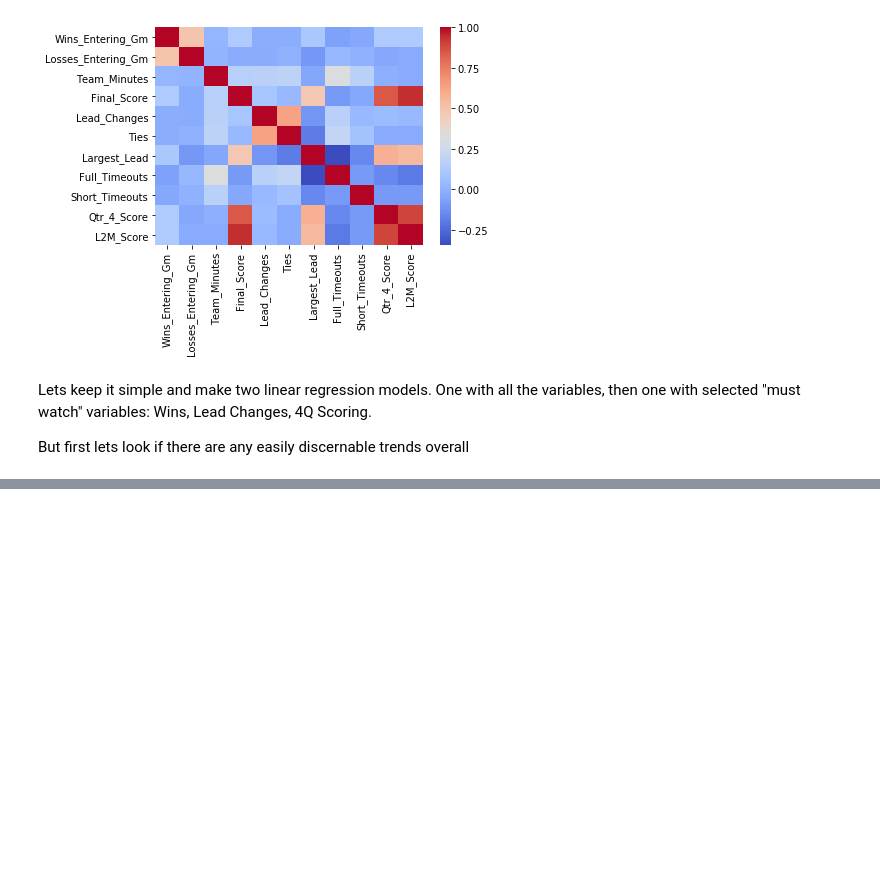
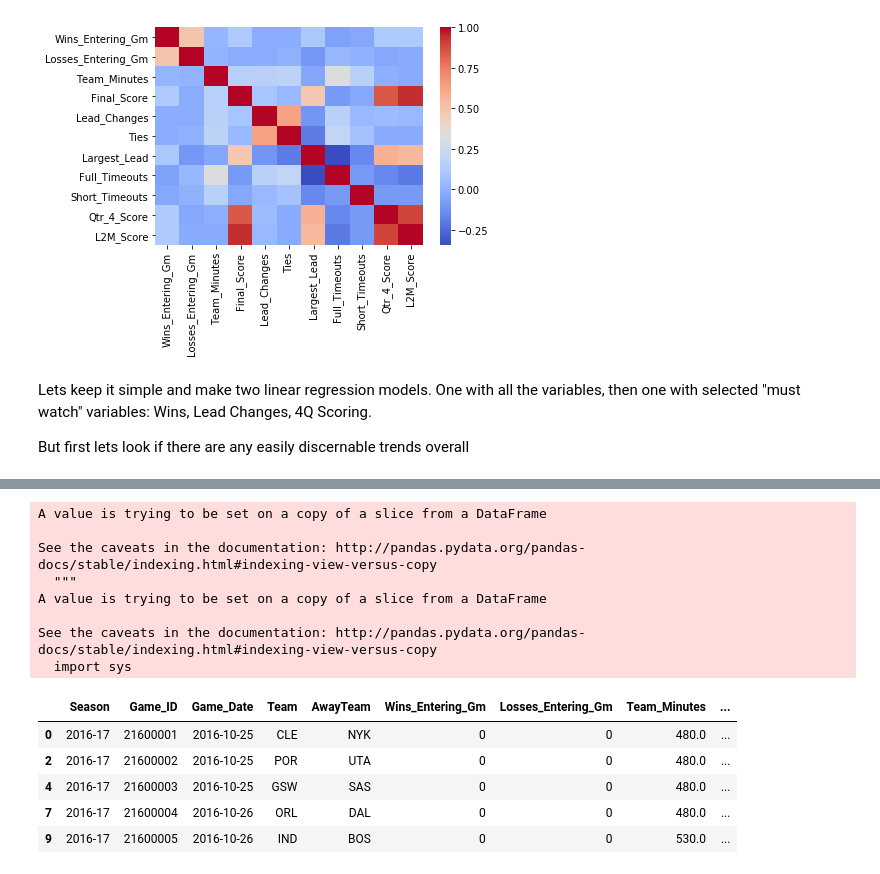
Before and after one commit to themp731/NYU_git, a Jupyter notebook: NBA_Hackathon/data_business/BusinessAnalytics.1.ipynb, the cells around one changed output, grey strips where cells are left out. Cells and saved outputs as stored; diff of their text form; code cells hidden in the pictures; blank space fills up the shorter version.

```diff
--- a/NBA_Hackathon/data_business/BusinessAnalytics.1.ipynb
+++ b/NBA_Hackathon/data_business/BusinessAnalytics.1.ipynb
@@ -123,0 +187,43 @@ Timestamp('2017-04-12 00:00:00')
+# %%
+# Create Key Team Variable Column
+key_teams = ["GSW", "HOU", "OKC", "SAS", "CLE", "MIA", "BOS", "TOR"]
+def teamAdd(theTeam):
+    if theTeam["Team"] in key_teams:
+        return 1
+    elif theTeam["AwayTeam"] in key_teams:
+        return 1
+    else:
+        return 0
+dfModelData["KeyTeam"] = dfModelData.apply(teamAdd, axis=1)
+# %%
+# Create Day of Season Variable
+# Get first day of season for 2016-17 then 2017-18
+dfModelData["FirstDay"] = 0
+dfModelData["FirstDay"][dfModelData["Season"] == "2016-17"] = min(
+    dfModelData["Game_Date"][dfModelData["Season"] == "2016-17"])
+dfModelData["FirstDay"][dfModelData["Season"] == "2017-18"] = min(
+    dfModelData["Game_Date"][dfModelData["Season"] == "2017-18"])
+
+# Move FirstDay to datetime
+dfModelData["FirstDay"] = pd.to_datetime(dfModelData["FirstDay"])
+
+# Get TimeDelta
+dfModelData["SeasonDay"] = dfModelData["Game_Date"] - dfModelData["FirstDay"]
+# Convert to integer
+dfModelData["SeasonDay"] = (dfModelData["SeasonDay"] /np.timedelta64(1,'D')).astype(int)
+dfModelData.head()
+# %% [output]
+A value is trying to be set on a copy of a slice from a DataFrame
+
+See the caveats in the documentation: http://pandas.pydata.org/pandas-docs/stable/indexing.html#indexing-view-versus-copy
+  """
+A value is trying to be set on a copy of a slice from a DataFrame
+
+See the caveats in the documentation: http://pandas.pydata.org/pandas-docs/stable/indexing.html#indexing-view-versus-copy
+  import sys
+|  | Season | Game_ID | Game_Date | Team | AwayTeam | Wins_Entering_Gm | Losses_Entering_Gm | Team_Minutes | ... |
+| 0 | 2016-17 | 21600001 | 2016-10-25 | CLE | NYK | 0 | 0 | 480.0 | ... |
+| 2 | 2016-17 | 21600002 | 2016-10-25 | POR | UTA | 0 | 0 | 480.0 | ... |
+| 4 | 2016-17 | 21600003 | 2016-10-25 | GSW | SAS | 0 | 0 | 480.0 | ... |
+| 7 | 2016-17 | 21600004 | 2016-10-26 | ORL | DAL | 0 | 0 | 480.0 | ... |
+| 9 | 2016-17 | 21600005 | 2016-10-26 | IND | BOS | 0 | 0 | 530.0 | ... |
```
Also changed, not shown: parts of 8 cells of this notebook.
